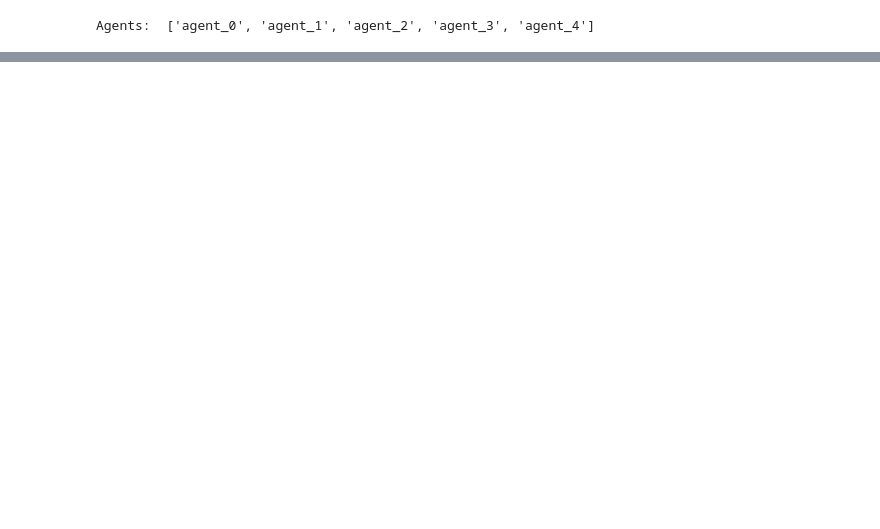
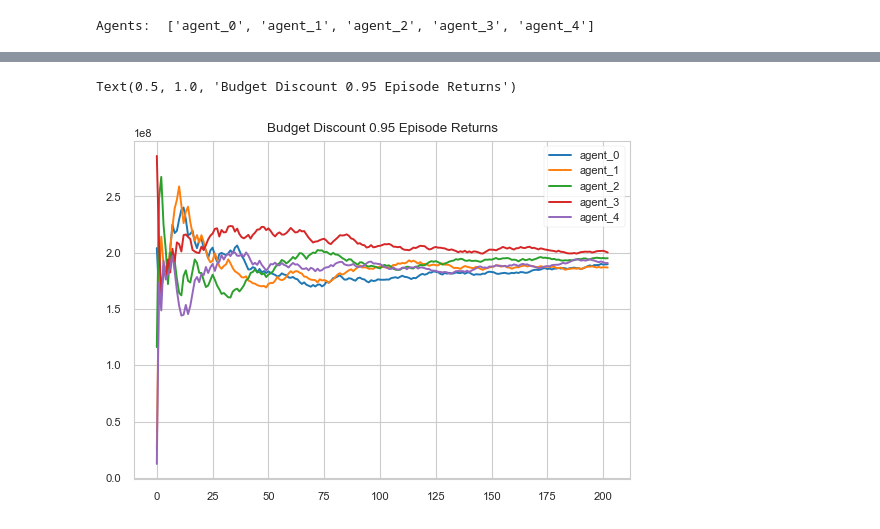
Before and after one commit to ChocolateDave/stock_market, a Jupyter notebook: stock_market/notebook/evaluation.ipynb, the cells around one changed output, grey strips where cells are left out. Saved outputs shown, nothing was run; the diff lists cells and outputs as text; code cells hidden in the pictures; blank space fills up the shorter version.

```diff
--- a/stock_market/notebook/evaluation.ipynb
+++ b/stock_market/notebook/evaluation.ipynb
@@ -136,0 +202,46 @@ ax = sns.lineplot(
+# %%
+import glob
+import tensorflow as tf
+import matplotlib.pyplot as plt
+import numpy as np
+
+def get_section_results(file, do_print=False):
+    """
+        requires tensorflow==1.12.0
+    """
+    episode_returns = {}
+    critic_loss = {}
+    policy_loss = {}
+    for e in tf.compat.v1.train.summary_iterator(file):
+        for v in e.summary.value:
+            tags = v.tag.split('/')
+            agent_i = tags[0]
+            metric = tags[2]
+            if metric == 'episode_returns':
+                if agent_i not in episode_returns.keys():
+                    episode_returns[agent_i] = []
+                episode_returns[agent_i].append(v.simple_value)
+            elif metric == 'critic_loss':
+                if agent_i not in critic_loss.keys():
+                    critic_loss[agent_i] = []
+                critic_loss[agent_i].append(v.simple_value)
+            if metric == 'policy_loss':
+                if agent_i not in policy_loss.keys():
+                    policy_loss[agent_i] = []
+                policy_loss[agent_i].append(v.simple_value)
+    #if do_print:
+    #    for i, (x, y) in enumerate(zip(X, Y)):
+    #        print('Iteration {:d} | Train steps: {:d} | Return: {} | Eval_AverageReturn: {}' .format(i, int(x), y, z))
+    return [i for i in range(len(episode_returns['agent_0']))], episode_returns, critic_loss, policy_loss
+# %%
+run_log = "..\\exp_logs\\13-12-2022_01-09-27_stock_market_5__budget_discount_0.95\\logs\\*"
+eventfile = glob.glob(run_log)[0]
+n, episode_returns, critic_loss, policy_loss = get_section_results(eventfile)
+
+for k, v in episode_returns.items():
+    plt.plot(n, v, label=k)
+plt.legend()
+plt.title('Budget Discount 0.95 Episode Returns')
+# %% [output]
+Text(0.5, 1.0, 'Budget Discount 0.95 Episode Returns')
+[figure, added]
```
Also changed, not shown: parts of 9 cells of this notebook, 1 other file.
